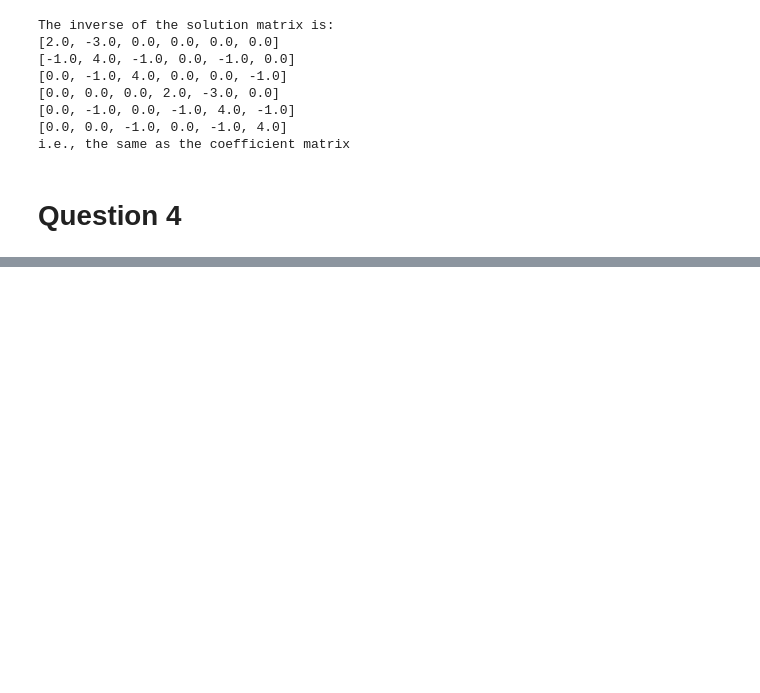
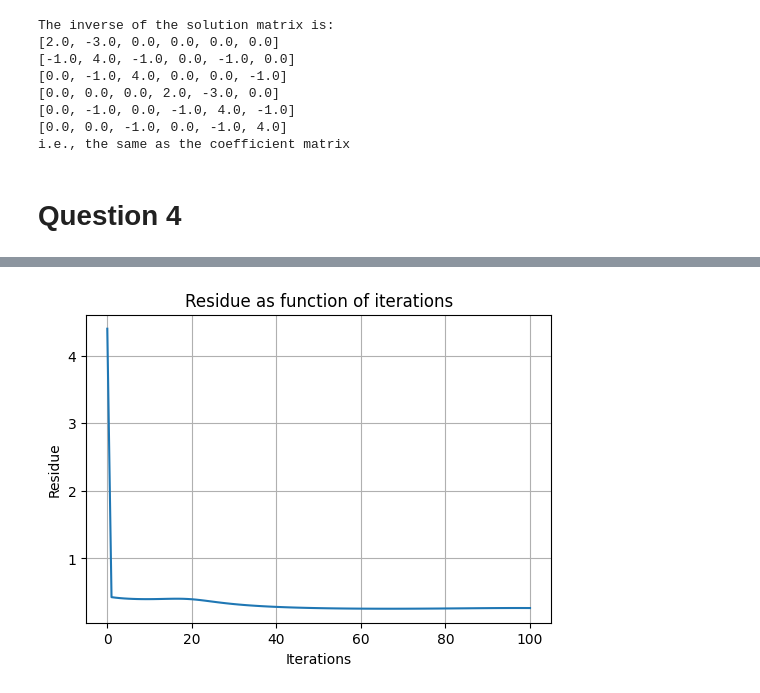
Before and after one commit to ratuldas6/P452_Assignments, a Jupyter notebook: Assignment_2/solutions.ipynb, the cells around one changed output, grey strips where cells are left out. Cells and saved outputs as stored; diff of their text form; code cells hidden in the pictures; blank space fills up the shorter version.

```diff
--- a/Assignment_2/solutions.ipynb
+++ b/Assignment_2/solutions.ipynb
@@ -214,0 +221,23 @@ TypeError: 'numpy.ndarray' object is not callable
+# %%
+# mesh for plotting
+x = np.arange(N)
+y = np.arange(N)
+X, Y = np.meshgrid(x, y)
+
+# creating a random array for conjugate gradient method
+R = np.random.rand(N)
+
+# conjugate gradient solution while recording data for iterations
+x, residue_norms, iter_count = mylibrary.conjugate_on_fly(mat_A_ij, R, x0)
+
+# Plotting residue versus iteration nos.
+plt.figure(figsize=(6, 4))
+plt.plot(residue_norms)
+plt.xlabel('Iterations')
+plt.ylabel('Residue')
+plt.title('Residue as function of iterations')
+plt.grid()
+
+plt.show()
+# %% [output]
+[figure, added]
```
Also changed, not shown: parts of 4 cells of this notebook, 5 other files.
